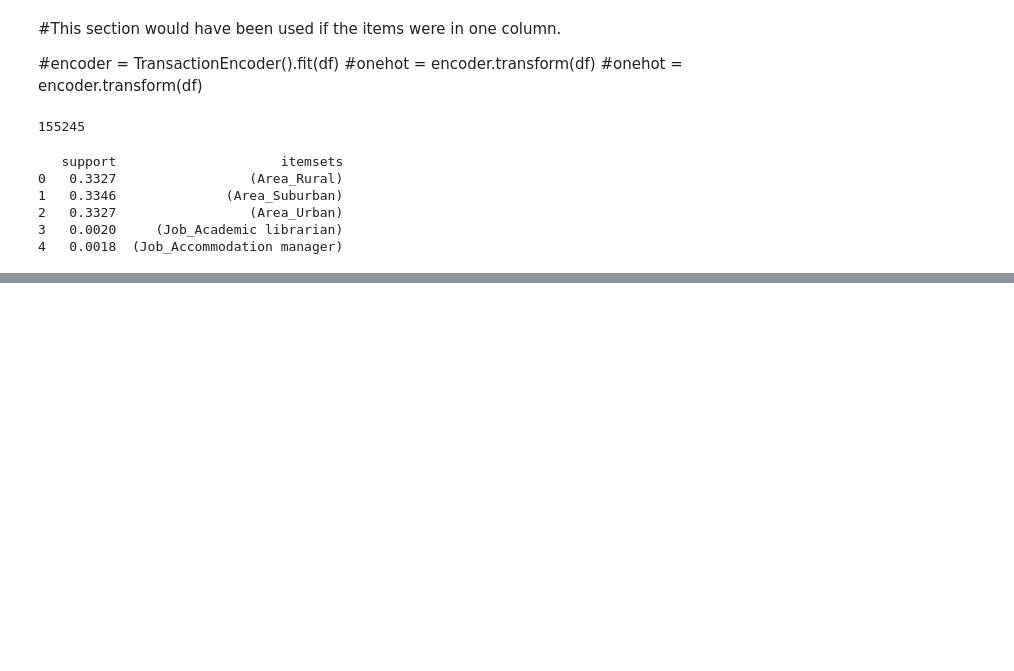
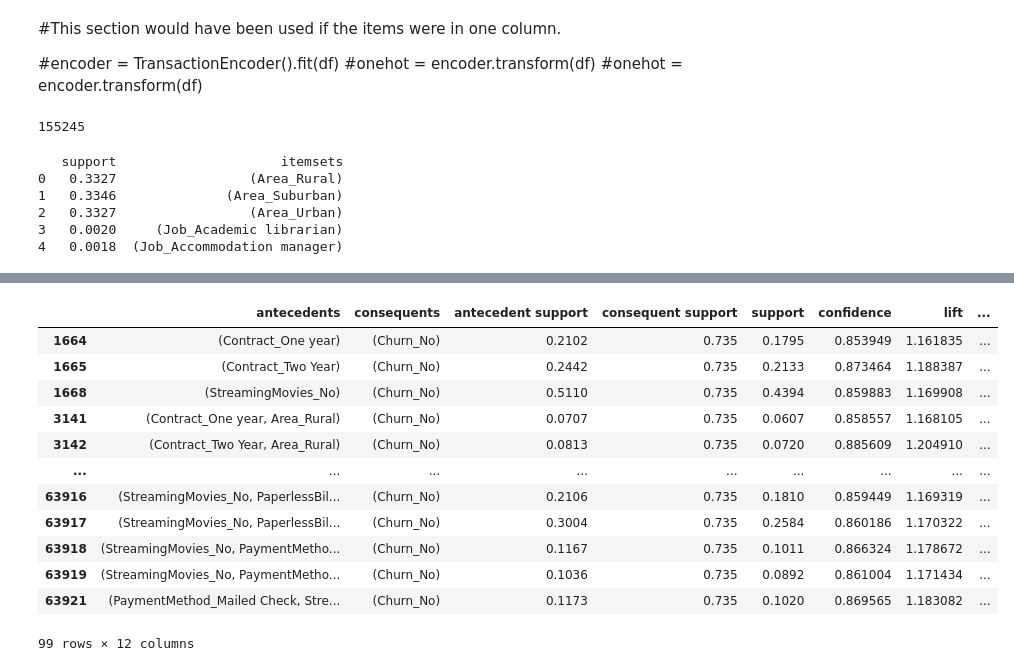
Before and after one commit to jlrosales8/D212_Market_Basket_Analysis, a Jupyter notebook: D212_Market_Basket_Analysis.ipynb, the cells around one changed output, grey strips where cells are left out. Saved outputs shown, nothing was run; the diff lists cells and outputs as text; code cells hidden in the pictures; blank space fills up the shorter version.

```diff
--- a/D212_Market_Basket_Analysis.ipynb
+++ b/D212_Market_Basket_Analysis.ipynb
@@ -178,0 +350,16 @@ print(frequent_items.head())
+# %%
+x
+# %% [output]
+|  | antecedents | consequents | antecedent support | consequent support | support | confidence | lift | ... |
+| 1664 | (Contract_One year) | (Churn_No) | 0.2102 | 0.735 | 0.1795 | 0.853949 | 1.161835 | ... |
+| 1665 | (Contract_Two Year) | (Churn_No) | 0.2442 | 0.735 | 0.2133 | 0.873464 | 1.188387 | ... |
+| 1668 | (StreamingMovies_No) | (Churn_No) | 0.5110 | 0.735 | 0.4394 | 0.859883 | 1.169908 | ... |
+| 3141 | (Contract_One year, Area_Rural) | (Churn_No) | 0.0707 | 0.735 | 0.0607 | 0.858557 | 1.168105 | ... |
+| 3142 | (Contract_Two Year, Area_Rural) | (Churn_No) | 0.0813 | 0.735 | 0.0720 | 0.885609 | 1.204910 | ... |
+| ... | ... | ... | ... | ... | ... | ... | ... | ... |
+| 63916 | (StreamingMovies_No, PaperlessBil... | (Churn_No) | 0.2106 | 0.735 | 0.1810 | 0.859449 | 1.169319 | ... |
+| 63917 | (StreamingMovies_No, PaperlessBil... | (Churn_No) | 0.3004 | 0.735 | 0.2584 | 0.860186 | 1.170322 | ... |
+| 63918 | (StreamingMovies_No, PaymentMetho... | (Churn_No) | 0.1167 | 0.735 | 0.1011 | 0.866324 | 1.178672 | ... |
+| 63919 | (StreamingMovies_No, PaymentMetho... | (Churn_No) | 0.1036 | 0.735 | 0.0892 | 0.861004 | 1.171434 | ... |
+| 63921 | (PaymentMethod_Mailed Check, Stre... | (Churn_No) | 0.1173 | 0.735 | 0.1020 | 0.869565 | 1.183082 | ... |
+99 rows × 12 columns
```
Also changed, not shown: parts of 20 cells of this notebook.
